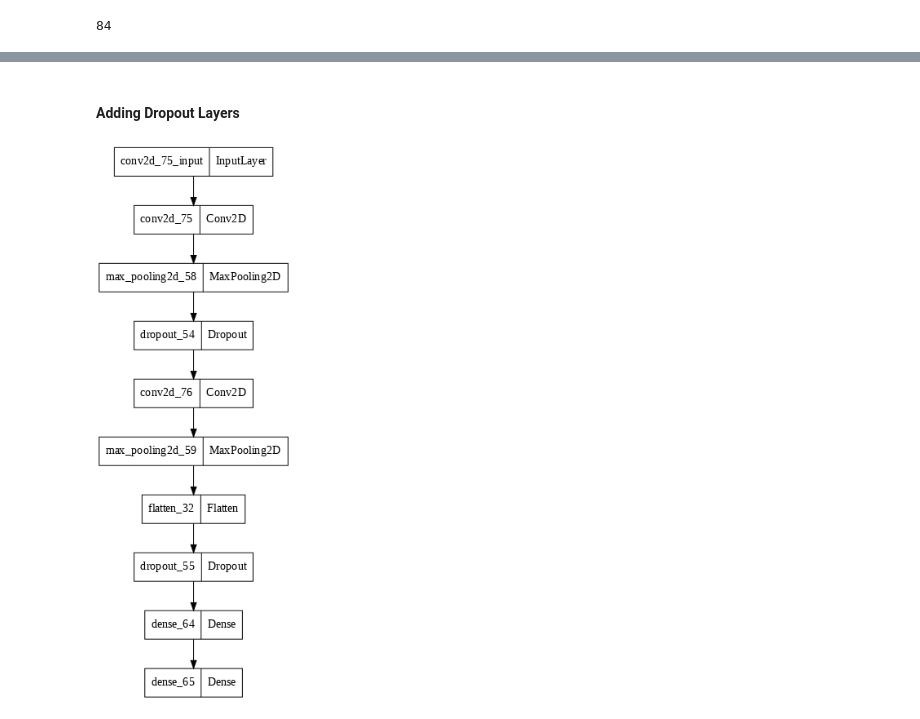
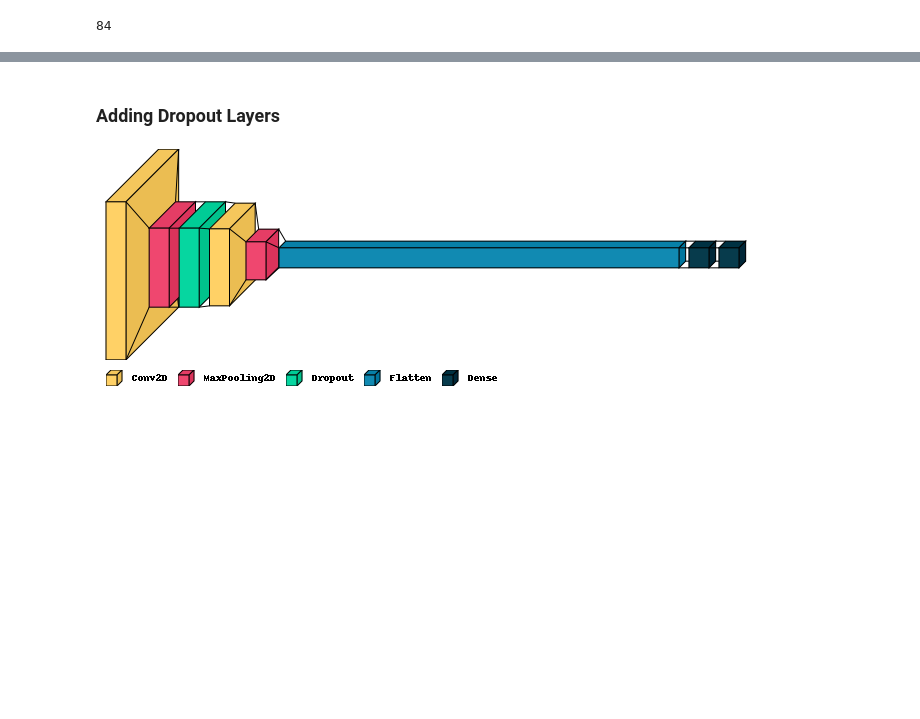
Before and after one commit to dario-x/Deep_Fake_Detection, a Jupyter notebook: main.ipynb, the cells around one changed output, grey strips where cells are left out. Drawn from its saved outputs; the diff is of its cells as text; code cells hidden in the pictures; blank space fills up the shorter version.

Commit message:
Added new model Fixed some bugs

```diff
--- a/main.ipynb
+++ b/main.ipynb
@@ -541,22 +616,21 @@ Accuracy Score: 0.65
 ----------------------------------------------------------------
 # %% [markdown]
-#### Adding Dropout Layers
+### Adding Dropout Layers
 # %%
-squential_with_dropout = tf.keras.Sequential([
+RNN_with_dropout = tf.keras.Sequential([
     tf.keras.layers.Conv2D(20, (3, 3), activation = 'relu', input_shape = (imagesize[0], imagesize[1], 3)),
     tf.keras.layers.MaxPooling2D(2,2),
     tf.keras.layers.Dropout(0.6),
     tf.keras.layers.Conv2D(50, (3, 3), activation = 'relu'),
     tf.keras.layers.MaxPooling2D(2,2),
     tf.keras.layers.Flatten(),
-    tf.keras.layers.Dropout(0.6),
     tf.keras.layers.Dense(128, activation=tf.nn.relu),
     tf.keras.layers.Dense(2, activation=tf.nn.softmax)
 ])
 
-model.compile(optimizer = 'adam', loss = 'sparse_categorical_crossentropy', metrics=['accuracy'])
-
-tf.keras.utils.plot_model(model, show_dtype=False, dpi = 70)
+RNN_with_dropout.compile(optimizer = 'adam', loss = 'sparse_categorical_crossentropy', metrics=['accuracy'])
+visualkeras.layered_view(RNN_with_dropout, scale_xy = 1, legend=True)
+#tf.keras.utils.plot_model(model, show_dtype=False, dpi = 70)
 # %% [output]
-[figure, old version]
+[figure, new version]
 # %%
```
Also changed, not shown: parts of 38 cells of this notebook.
